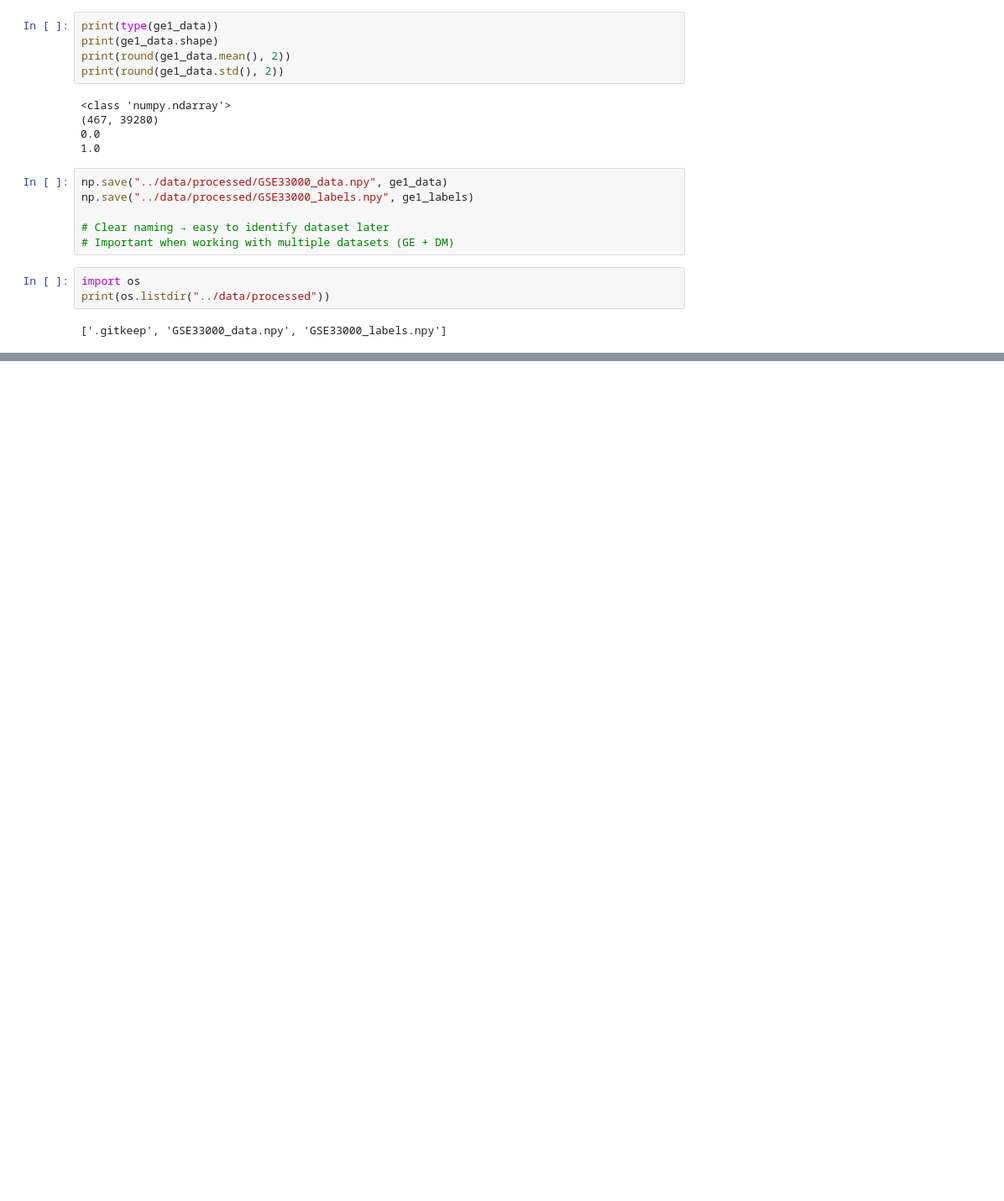
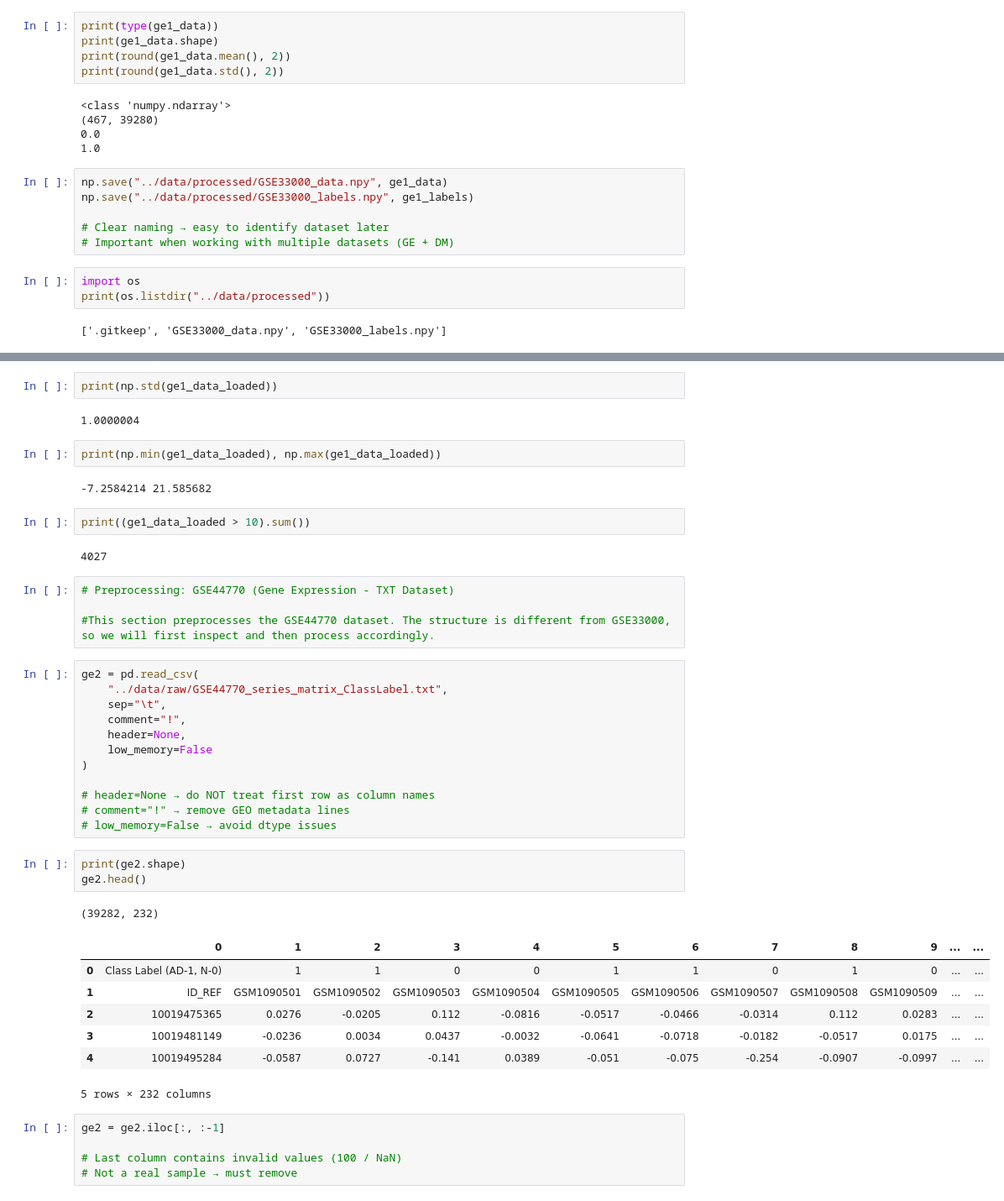
Before and after one commit to Shibangini/alzheimers-detection-ml, a Jupyter notebook: notebooks/preprocessing.ipynb, the cells around one changed output, grey strips where cells are left out. Shown at 84% size. Cells and saved outputs as stored; diff of their text form; blank space fills up the shorter version.

Commit message:
Added preprocessing for GSE44770 dataset with cleaning, imputation and normalization

```diff
--- a/notebooks/preprocessing.ipynb
+++ b/notebooks/preprocessing.ipynb
@@ -178,0 +226,45 @@ print(os.listdir("../data/processed"))
+# %%
+print(np.std(ge1_data_loaded))
+# %% [output]
+1.0000004
+# %%
+print(np.min(ge1_data_loaded), np.max(ge1_data_loaded))
+# %% [output]
+-7.2584214 21.585682
+# %%
+print((ge1_data_loaded > 10).sum())
+# %% [output]
+4027
+# %%
+# Preprocessing: GSE44770 (Gene Expression - TXT Dataset)
+
+#This section preprocesses the GSE44770 dataset. The structure is different from GSE33000, so we will first inspect and then process accordingly.
+# %%
+ge2 = pd.read_csv(
+    "../data/raw/GSE44770_series_matrix_ClassLabel.txt",
+    sep="\t",
+    comment="!",
+    header=None,
+    low_memory=False
+)
+
+# header=None → do NOT treat first row as column names
+# comment="!" → remove GEO metadata lines
+# low_memory=False → avoid dtype issues
+# %%
+print(ge2.shape)
+ge2.head()
+# %% [output]
+(39282, 232)
+|  | 0 | 1 | 2 | 3 | 4 | 5 | 6 | 7 | 8 | 9 | ... | ... |
+| 0 | Class Label (AD-1, N-0) | 1 | 1 | 0 | 0 | 1 | 1 | 0 | 1 | 0 | ... | ... |
+| 1 | ID_REF | GSM1090501 | GSM1090502 | GSM1090503 | GSM1090504 | GSM1090505 | GSM1090506 | GSM1090507 | GSM1090508 | GSM1090509 | ... | ... |
+| 2 | 10019475365 | 0.0276 | -0.0205 | 0.112 | -0.0816 | -0.0517 | -0.0466 | -0.0314 | 0.112 | 0.0283 | ... | ... |
+| 3 | 10019481149 | -0.0236 | 0.0034 | 0.0437 | -0.0032 | -0.0641 | -0.0718 | -0.0182 | -0.0517 | 0.0175 | ... | ... |
+| 4 | 10019495284 | -0.0587 | 0.0727 | -0.141 | 0.0389 | -0.051 | -0.075 | -0.254 | -0.0907 | -0.0997 | ... | ... |
+5 rows × 232 columns
+# %%
+ge2 = ge2.iloc[:, :-1]
+
+# Last column contains invalid values (100 / NaN)
+# Not a real sample → must remove
```
Also changed, not shown: parts of 38 cells of this notebook.
